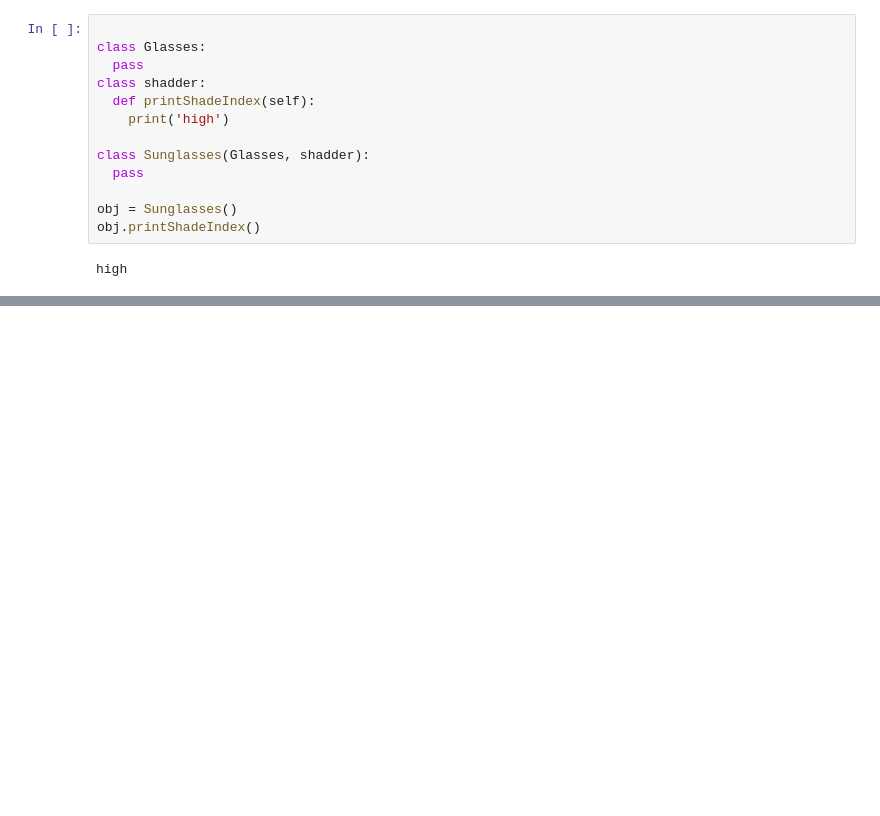
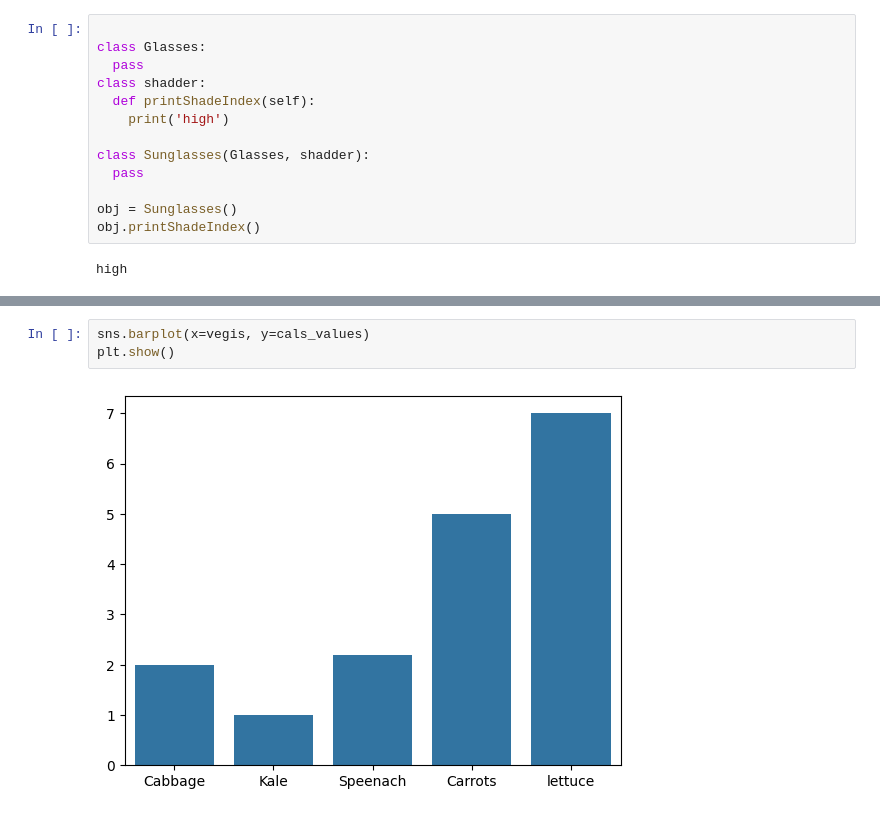
Before and after one commit to mngugi/Work_Book_Projects, a Jupyter notebook: creating_Classes.ipynb, the cells around one changed output, grey strips where cells are left out. Drawn from its saved outputs; the diff is of its cells as text; blank space fills up the shorter version.

```diff
--- a/creating_Classes.ipynb
+++ b/creating_Classes.ipynb
@@ -333,0 +335,5 @@ plt.show()
+# %%
+sns.barplot(x=vegis, y=cals_values)
+plt.show()
+# %% [output]
+[figure, added]
```
Also changed, not shown: parts of 1 cell of this notebook.
